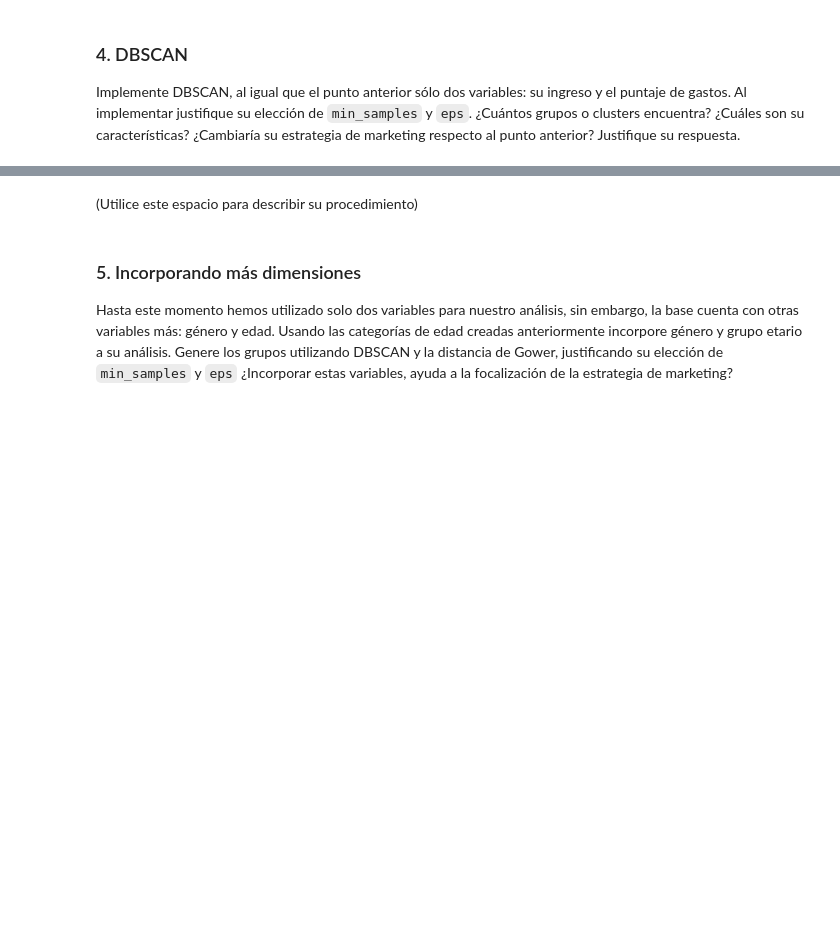
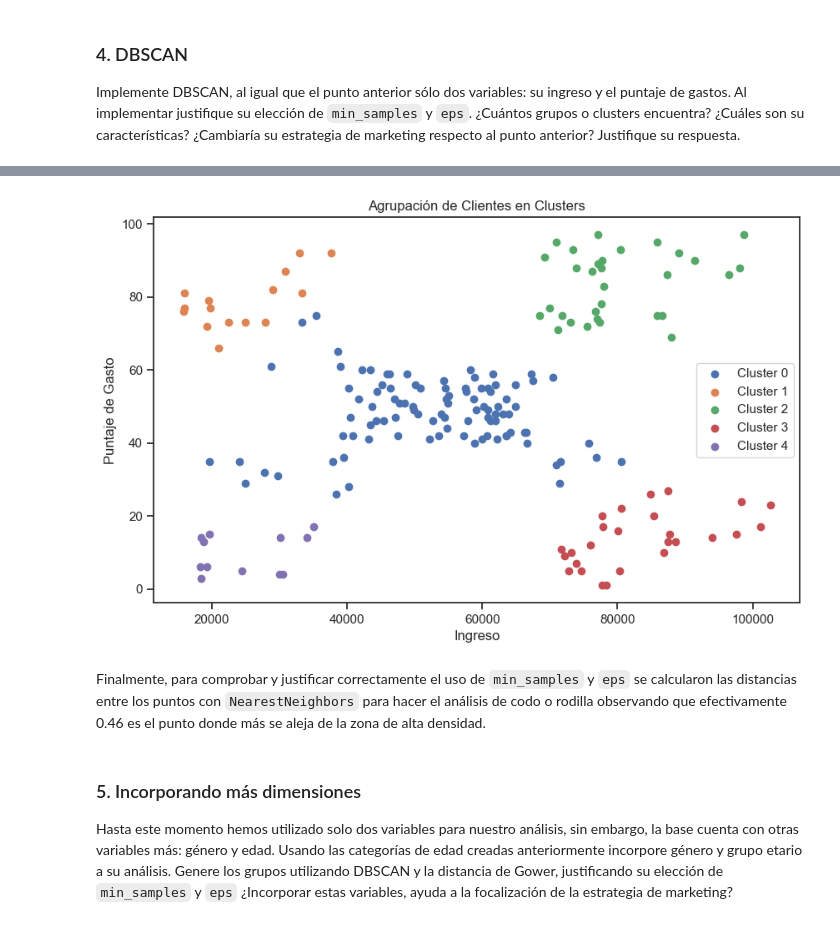
Before and after one commit to ggomez1803/ANS, a Jupyter notebook: Semana 4/Taller/S4_LC_Taller_Jerarquico_DBSCAN..ipynb, the cells around one changed output, grey strips where cells are left out. Saved outputs shown, nothing was run; the diff lists cells and outputs as text; code cells hidden in the pictures; blank space fills up the shorter version.

```diff
--- a/Semana 4/Taller/S4_LC_Taller_Jerarquico_DBSCAN..ipynb
+++ b/Semana 4/Taller/S4_LC_Taller_Jerarquico_DBSCAN..ipynb
@@ -485,5 +595,23 @@ Implemente DBSCAN, al igual que el punto anterior sólo dos variables: su ingres
+# %%
+# Crear objeto de agrupación DBSCAN
+clustering = DBSCAN(eps=0.46, min_samples=9)
+df['Cluster'] = clustering.fit_predict(data_standardized)
+
+# Graficar clusters
+plt.figure(figsize=(10, 6))
+for cluster_num in range(num_clusters):
+    cluster_data = df[df['Cluster'] == cluster_num]
+    plt.scatter(cluster_data['Ingreso'], cluster_data['Puntaje_Gasto'], label=f'Cluster {cluster_num}')
+
+plt.title('Agrupación de Clientes en Clusters')
+plt.xlabel('Ingreso')
+plt.ylabel('Puntaje de Gasto')
+plt.legend()
+plt.show()
+# %% [output]
+[figure, added]
 # %% [markdown]
-(Utilice este espacio para describir su procedimiento)
+Finalmente, para comprobar y justificar correctamente el uso de `min_samples` y `eps` se calcularon las distancias entre los puntos con `NearestNeighbors` para hacer el análisis de codo o rodilla observando que efectivamente 0.46 es el punto donde más se aleja de la zona de alta densidad.
 # %% [markdown]
 ### 5. Incorporando más dimensiones
 
```
Also changed, not shown: parts of 4 cells of this notebook.
